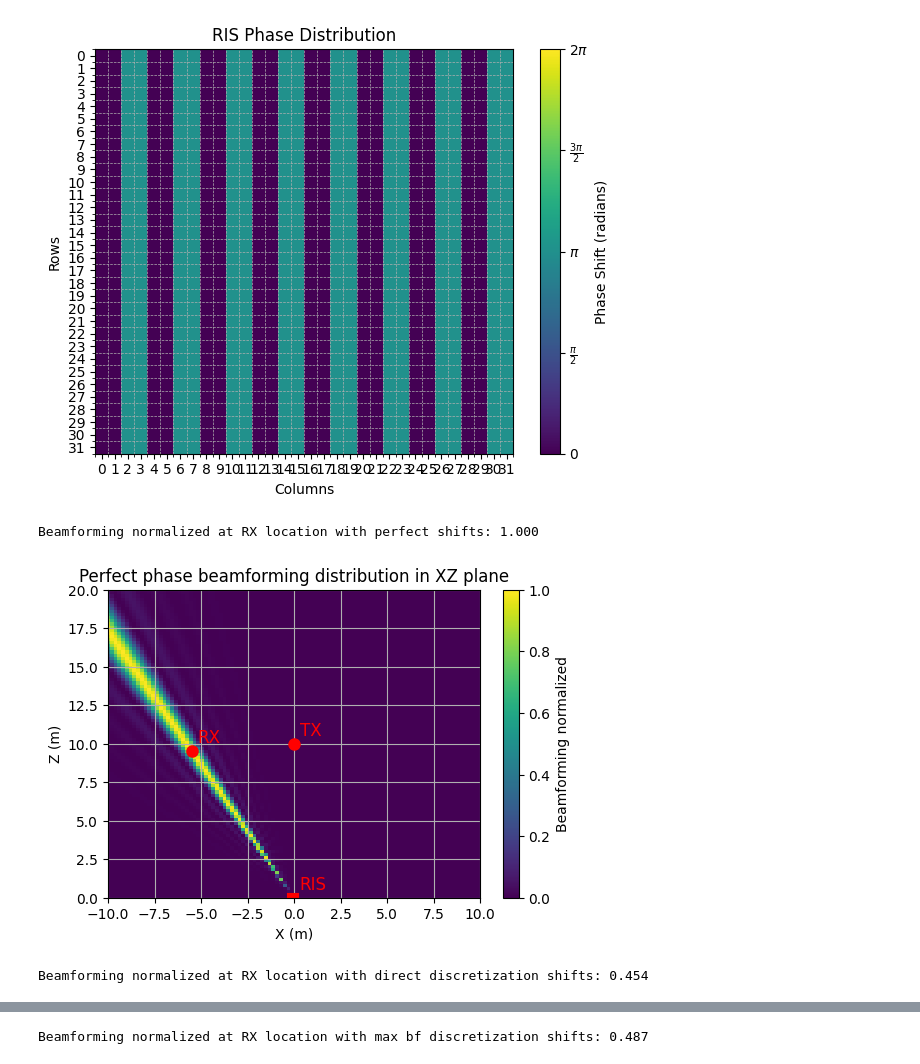
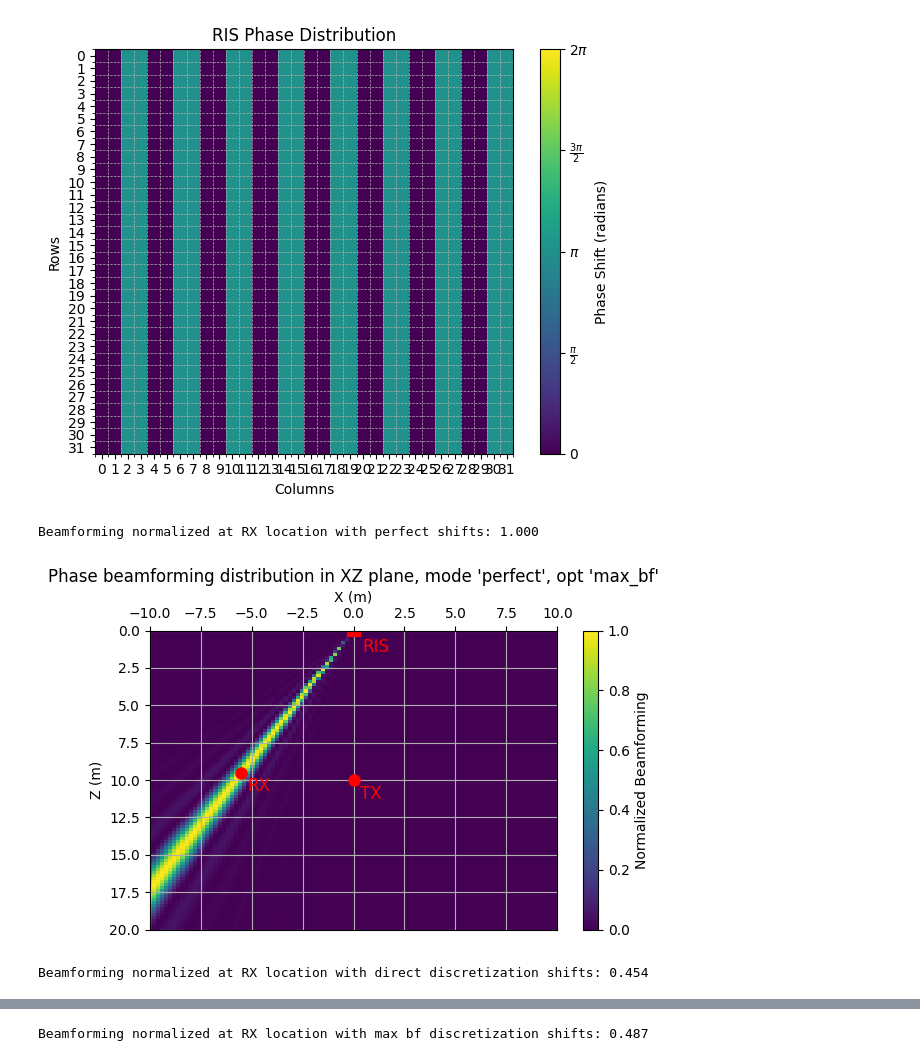
Before and after one commit to debombivandebombo/surpRISe, a Jupyter notebook: test_channel.ipynb, the cells around one changed output, grey strips where cells are left out. Cells and saved outputs as stored; diff of their text form; code cells hidden in the pictures.

```diff
--- a/test_channel.ipynb
+++ b/test_channel.ipynb
@@ -76,97 +76,23 @@ Optimized state of normal RIS (max bf alg.):
 # %%
 # Try phase beamforming function:
 
 # Generate rx locations as a 2D map
 xlim = [-10, 10]
 zlim = [0, 20]
 Nx = 100
 Nz = 100
 
-x = np.linspace(xlim[0], xlim[1], Nx)
-z = np.linspace(zlim[0], zlim[1], Nz)
-X, Z = np.meshgrid(x, z, indexing='ij')  # (Nx, Nz)
-Y = np.zeros_like(X)
-
-rx_points = np.stack([X, Y, Z], axis=-1)  # (Nx, Nz, 3)
-rx_points = np.reshape(rx_points, (-1, 3))  # (Nx*Nz, 3)
-
-# Calculate beamforming
-bf_normal = channel.phase_bf_multrx(rx_points)
-bf_perf = channel_perf.phase_bf_multrx(rx_points)
-bf_normal_maxbf = channel_maxbf.phase_bf_multrx(rx_points)
-
 maximum_bf = (ris.Nrow * ris.Ncol)**2
-vmax = 1
 
 print(f"Beamforming normalized at RX location with perfect shifts: {channel_perf.phase_bf_multrx(rx_pos[0])[0] / maximum_bf:.3f}")
-
-# Plot 2D map
-plt.figure(figsize=(6, 4))
-pcm = plt.pcolormesh(X, Z, np.reshape(bf_perf,(Nx, Nz)) / maximum_bf, shading='auto', cmap='viridis', vmin=0, vmax=vmax)
-plt.xlabel('X (m)')
-plt.ylabel('Z (m)')
-plt.title('Perfect phase beamforming distribution in XZ plane')
-plt.colorbar(pcm, label='Beamforming normalized')
-plt.xlim(xlim)
-plt.ylim(zlim)
-plt.grid(True)
-
-plt.plot(channel.tx_antenna.position[0,0], channel.tx_antenna.position[0,2], 'ro', markersize=8)
-plt.text(channel.tx_antenna.position[0,0] + 0.3, channel.tx_antenna.position[0,2] + 0.3, 'TX', color='red', fontsize=12, ha='left', va='bottom')
-
-plt.plot(channel.rx_antenna.position[0,0], channel.rx_antenna.position[0,2], 'ro', markersize=8)
-plt.text(channel.rx_antenna.position[0,0] + 0.3, channel.rx_antenna.position[0,2] + 0.3, 'RX', color='red', fontsize=12, ha='left', va='bottom')
-
-plt.plot([channel.ris.positions[0,0,0], channel.ris.positions[0,3,0]], [0, 0], 'r-', linewidth=8)
-plt.text(0.3, 0.3, 'RIS', color='red', fontsize=12, ha='left', va='bottom')
-plt.show()
+channel_perf.plot_phase_bf_2d_map(ax1lim=xlim,ax2lim=zlim,Nax1=Nx,Nax2=Nz,plane='xz')
 
 print(f"Beamforming normalized at RX location with direct discretization shifts: {channel.phase_bf_multrx(rx_pos[0])[0] / maximum_bf:.3f}")
-
-# Plot 2D map
-plt.figure(figsize=(6, 4))
-pcm = plt.pcolormesh(X, Z, np.reshape(bf_normal,(Nx, Nz)) / maximum_bf, shading='auto', cmap='viridis', vmin=0, vmax=vmax)
-plt.xlabel('X (m)')
-plt.ylabel('Z (m)')
-plt.title('Discrete phase beamforming (direct disc. alg.) distribution in XZ plane')
-plt.colorbar(pcm, label='Beamforming normalized')
-plt.xlim(xlim)
-plt.ylim(zlim)
-plt.grid(True)
-
-plt.plot(channel.tx_antenna.position[0,0], channel.tx_antenna.position[0,2], 'ro', markersize=8)
-plt.text(channel.tx_antenna.position[0,0] + 0.3, channel.tx_antenna.position[0,2] + 0.3, 'TX', color='red', fontsize=12, ha='left', va='bottom')
-
-plt.plot(channel.rx_antenna.position[0,0], channel.rx_antenna.position[0,2], 'ro', markersize=8)
-plt.text(channel.rx_antenna.position[0,0] + 0.3, channel.rx_antenna.position[0,2] + 0.3, 'RX', color='red', fontsize=12, ha='left', va='bottom')
-
-plt.plot([channel.ris.positions[0,0,0], channel.ris.positions[0,3,0]], [0, 0], 'r-', linewidth=8)
-plt.text(0.3, 0.3, 'RIS', color='red', fontsize=12, ha='left', va='bottom')
-plt.show()
+channel.plot_phase_bf_2d_map(ax1lim=xlim,ax2lim=zlim,Nax1=Nx,Nax2=Nz,plane='xz')
 
 print(f"Beamforming normalized at RX location with max bf discretization shifts: {channel_maxbf.phase_bf_multrx(rx_pos[0])[0] / maximum_bf:.3f}")
-
-# Plot 2D map
-plt.figure(figsize=(6, 4))
-pcm = plt.pcolormesh(X, Z, np.reshape(bf_normal_maxbf,(Nx, Nz)) / maximum_bf, shading='auto', cmap='viridis', vmin=0, vmax=vmax)
-plt.xlabel('X (m)')
-plt.ylabel('Z (m)')
-plt.title('Discrete phase beamforming (max bf alg.) distribution in XZ plane')
-plt.colorbar(pcm, label='Beamforming normalized')
-plt.xlim(xlim)
-plt.ylim(zlim)
-plt.grid(True)
-
-plt.plot(channel.tx_antenna.position[0,0], channel.tx_antenna.position[0,2], 'ro', markersize=8)
-plt.text(channel.tx_antenna.position[0,0] + 0.3, channel.tx_antenna.position[0,2] + 0.3, 'TX', color='red', fontsize=12, ha='left', va='bottom')
-
-plt.plot(channel.rx_antenna.position[0,0], channel.rx_antenna.position[0,2], 'ro', markersize=8)
-plt.text(channel.rx_antenna.position[0,0] + 0.3, channel.rx_antenna.position[0,2] + 0.3, 'RX', color='red', fontsize=12, ha='left', va='bottom')
-
-plt.plot([channel.ris.positions[0,0,0], channel.ris.positions[0,3,0]], [0, 0], 'r-', linewidth=8)
-plt.text(0.3, 0.3, 'RIS', color='red', fontsize=12, ha='left', va='bottom')
-plt.show()
+channel_maxbf.plot_phase_bf_2d_map(ax1lim=xlim,ax2lim=zlim,Nax1=Nx,Nax2=Nz,plane='xz')
 # %% [output]
 Beamforming normalized at RX location with perfect shifts: 1.000
-[figure, old version]
+[figure, new version]
 Beamforming normalized at RX location with direct discretization shifts: 0.454
```
Also changed, not shown: parts of 4 cells of this notebook, 3 other files.
